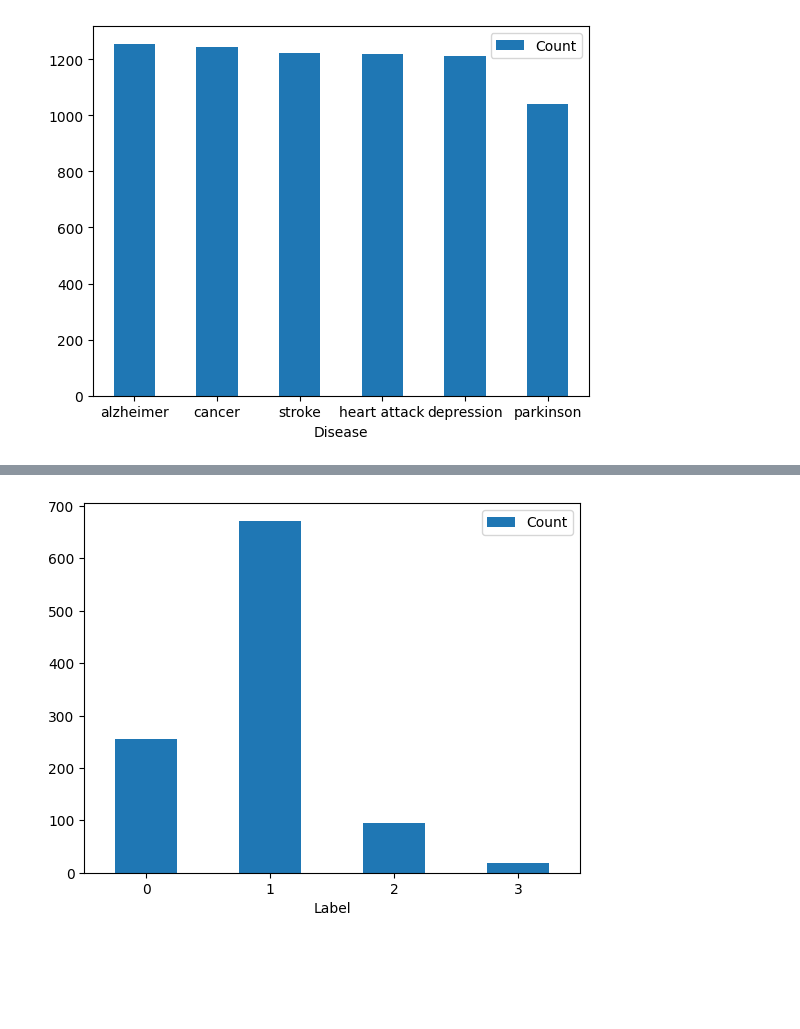
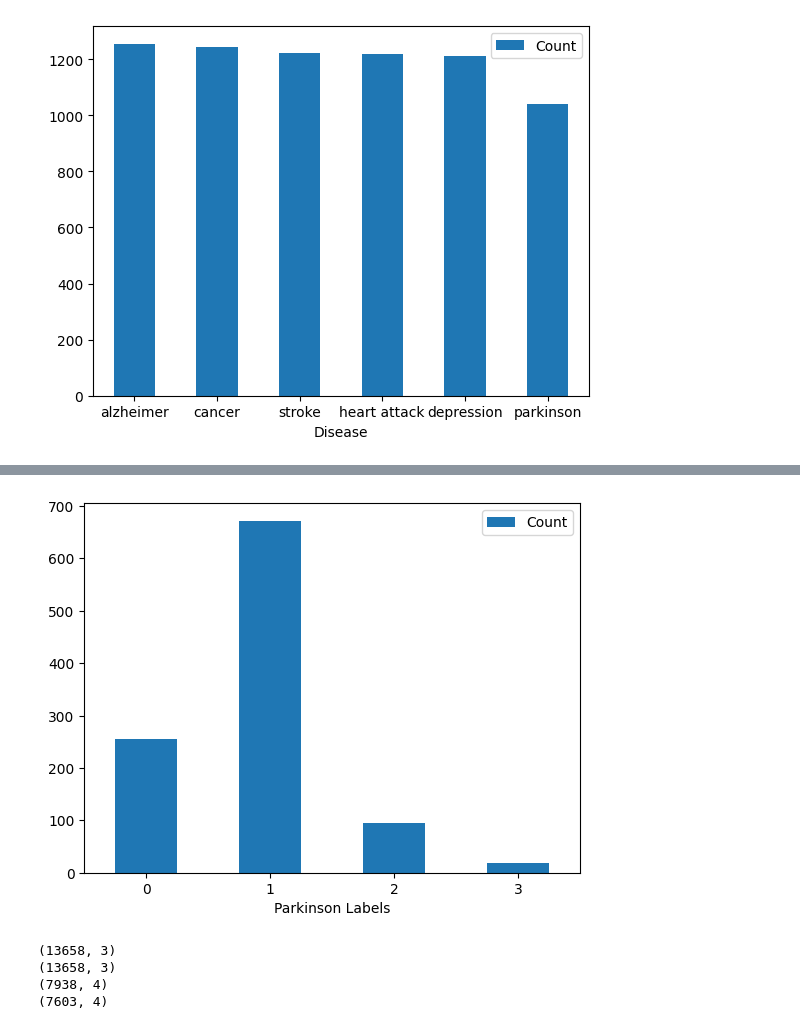
Before and after one commit to emedema/phm_evolutionary_optimization, a Jupyter notebook: data.ipynb, the cells around one changed output, grey strips where cells are left out. Cells and saved outputs as stored; diff of their text form; code cells hidden in the pictures; blank space fills up the shorter version.

```diff
--- a/data.ipynb
+++ b/data.ipynb
@@ -363,15 +365,15 @@ temp = phm2017_read.loc[phm2017_read['Disease'] == 'cancer']
 phm2017_disease = ['0', '1', '2', '3']
 df = temp['Label'].value_counts()
 df = df.reset_index()
-df.columns = ['Label', 'Count']
-df2 = df.sort_values('Label')
+df.columns = ['Cancer Labels', 'Count']
+df2 = df.sort_values('Cancer Labels')
 print(df2)
 phm2017_disease_count = df2.Count.values.tolist()
 #print(phm2017_disease_count)
 
 
-df = pd.DataFrame({'Label': phm2017_disease, 'Count':phm2017_disease_count})
-ax = df.plot.bar(x='Label', y='Count', rot=0)
+df = pd.DataFrame({'Cancer Labels': phm2017_disease, 'Count':phm2017_disease_count})
+ax = df.plot.bar(x='Cancer Labels', y='Count', rot=0)
 
 print('distribution:')
 total = df2['Count'].sum()
@@ -402,15 +399,15 @@ temp = phm2017_read.loc[phm2017_read['Disease'] == 'stroke']
 phm2017_disease = ['0', '1', '2', '3']
 df = temp['Label'].value_counts()
 df = df.reset_index()
-df.columns = ['Label', 'Count']
-df2 = df.sort_values('Label')
+df.columns = ['Stroke Labels', 'Count']
+df2 = df.sort_values('Stroke Labels')
 print(df2)
 phm2017_disease_count = df2.Count.values.tolist()
 #print(phm2017_disease_count)
 
 
-df = pd.DataFrame({'Label': phm2017_disease, 'Count':phm2017_disease_count})
-ax = df.plot.bar(x='Label', y='Count', rot=0)
+df = pd.DataFrame({'Stroke Labels': phm2017_disease, 'Count':phm2017_disease_count})
+ax = df.plot.bar(x='Stroke Labels', y='Count', rot=0)
 
 print('distribution:')
 total = df2['Count'].sum()
@@ -436,15 +433,15 @@ temp = phm2017_read.loc[phm2017_read['Disease'] == 'heart attack']
 phm2017_disease = ['0', '1', '2', '3']
 df = temp['Label'].value_counts()
 df = df.reset_index()
-df.columns = ['Label', 'Count']
-df2 = df.sort_values('Label')
+df.columns = ['Heart Attack Labels', 'Count']
+df2 = df.sort_values('Heart Attack Labels')
 print(df2)
 phm2017_disease_count = df2.Count.values.tolist()
 #print(phm2017_disease_count)
 
 
-df = pd.DataFrame({'Label': phm2017_disease, 'Count':phm2017_disease_count})
-ax = df.plot.bar(x='Label', y='Count', rot=0)
+df = pd.DataFrame({'Heart Attack Labels': phm2017_disease, 'Count':phm2017_disease_count})
+ax = df.plot.bar(x='Heart Attack Labels', y='Count', rot=0)
 
 print('distribution:')
 total = df2['Count'].sum()
@@ -470,15 +467,15 @@ temp = phm2017_read.loc[phm2017_read['Disease'] == 'depression']
 phm2017_disease = ['0', '1', '2', '3']
 df = temp['Label'].value_counts()
 df = df.reset_index()
-df.columns = ['Label', 'Count']
-df2 = df.sort_values('Label')
+df.columns = ['Depression Labels', 'Count']
+df2 = df.sort_values('Depression Labels')
 print(df2)
 phm2017_disease_count = df2.Count.values.tolist()
 #print(phm2017_disease_count)
 
 
-df = pd.DataFrame({'Label': phm2017_disease, 'Count':phm2017_disease_count})
-ax = df.plot.bar(x='Label', y='Count', rot=0)
+df = pd.DataFrame({'Depression Labels': phm2017_disease, 'Count':phm2017_disease_count})
+ax = df.plot.bar(x='Depression Labels', y='Count', rot=0)
 
 print('distribution:')
 total = df2['Count'].sum()
@@ -504,15 +501,15 @@ temp = phm2017_read.loc[phm2017_read['Disease'] == 'parkinson']
 phm2017_disease = ['0', '1', '2', '3']
 df = temp['Label'].value_counts()
 df = df.reset_index()
-df.columns = ['Label', 'Count']
-df2 = df.sort_values('Label')
+df.columns = ['Parkinson Labels', 'Count']
+df2 = df.sort_values('Parkinson Labels')
 print(df2)
 phm2017_disease_count = df2.Count.values.tolist()
 #print(phm2017_disease_count)
 
 
-df = pd.DataFrame({'Label': phm2017_disease, 'Count':phm2017_disease_count})
-ax = df.plot.bar(x='Label', y='Count', rot=0)
+df = pd.DataFrame({'Parkinson Labels': phm2017_disease, 'Count':phm2017_disease_count})
+ax = df.plot.bar(x='Parkinson Labels', y='Count', rot=0)
 
 print('distribution:')
 total = df2['Count'].sum()
@@ -530,3 +527,25 @@ parkinson labels
 distribution:
 [0.24519230769230768, 0.6461538461538462, 0.09038461538461538, 0.01826923076923077]
-[figure, old version]
+[figure, new version]
+# %%
+flu = pd.read_csv("all_flu.csv")
+phm = pd.read_csv("PHM2017.csv")
+temp = [flu, phm]
+all_labels = pd.concat(temp)
+print(all_labels.shape)
+all_labels = all_labels.drop_duplicates(subset='Tweet ID', ignore_index=True, keep='first')
+print(all_labels.shape)
+tweets_flu = pd.read_csv("all_flu_tweets.csv")
+tweets_phm = pd.read_csv("phm2017_tweets.csv")
+temp = [tweets_flu, tweets_phm]
+all_tweets = pd.concat(temp)
+print(all_tweets.shape)
+all_tweets = all_tweets.drop_duplicates(subset='Tweet Id', ignore_index=True, keep='first')
+print(all_tweets.shape)
+tweets_flu.drop(columns=["Unnamed: 0"], inplace = True)
+tweets_phm.drop(columns=["Unnamed: 0"], inplace = True)
+# %% [output]
+(13658, 3)
+(13658, 3)
+(7938, 4)
+(7603, 4)
```
Also changed, not shown: parts of 25 cells of this notebook, 2 other files.
